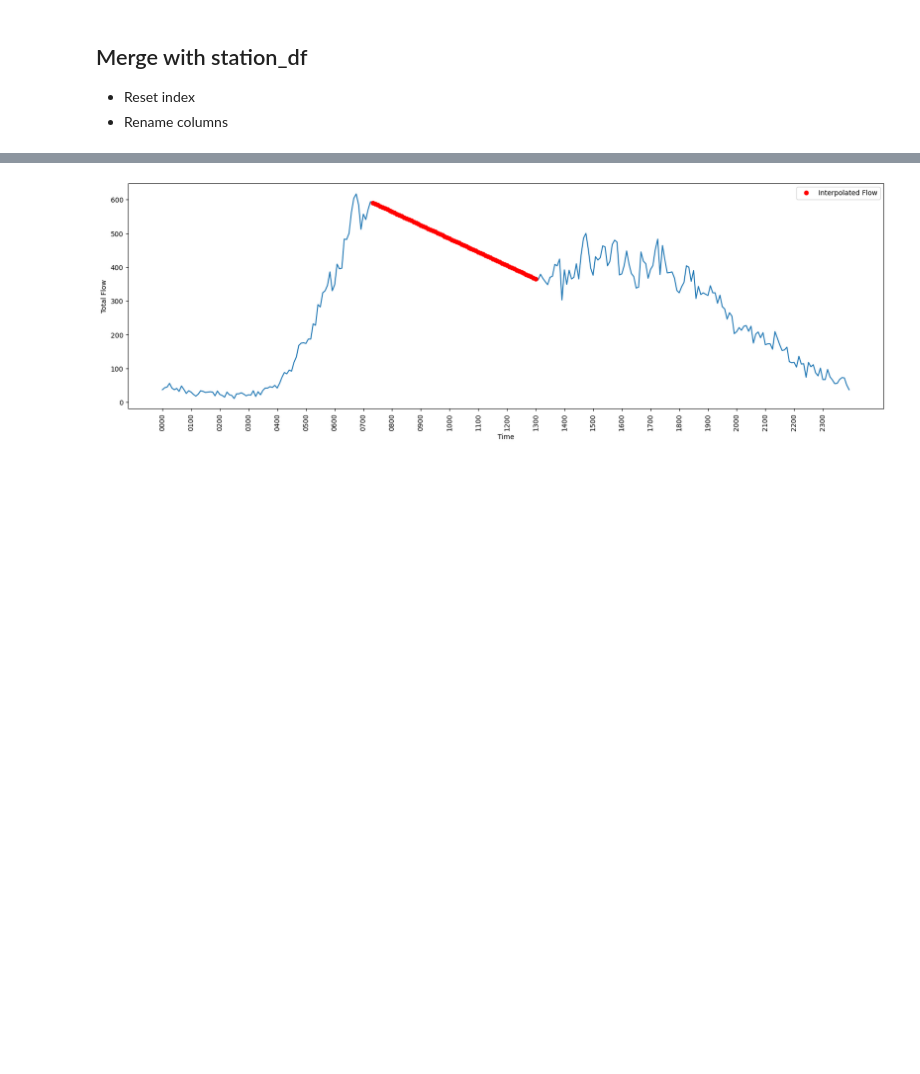
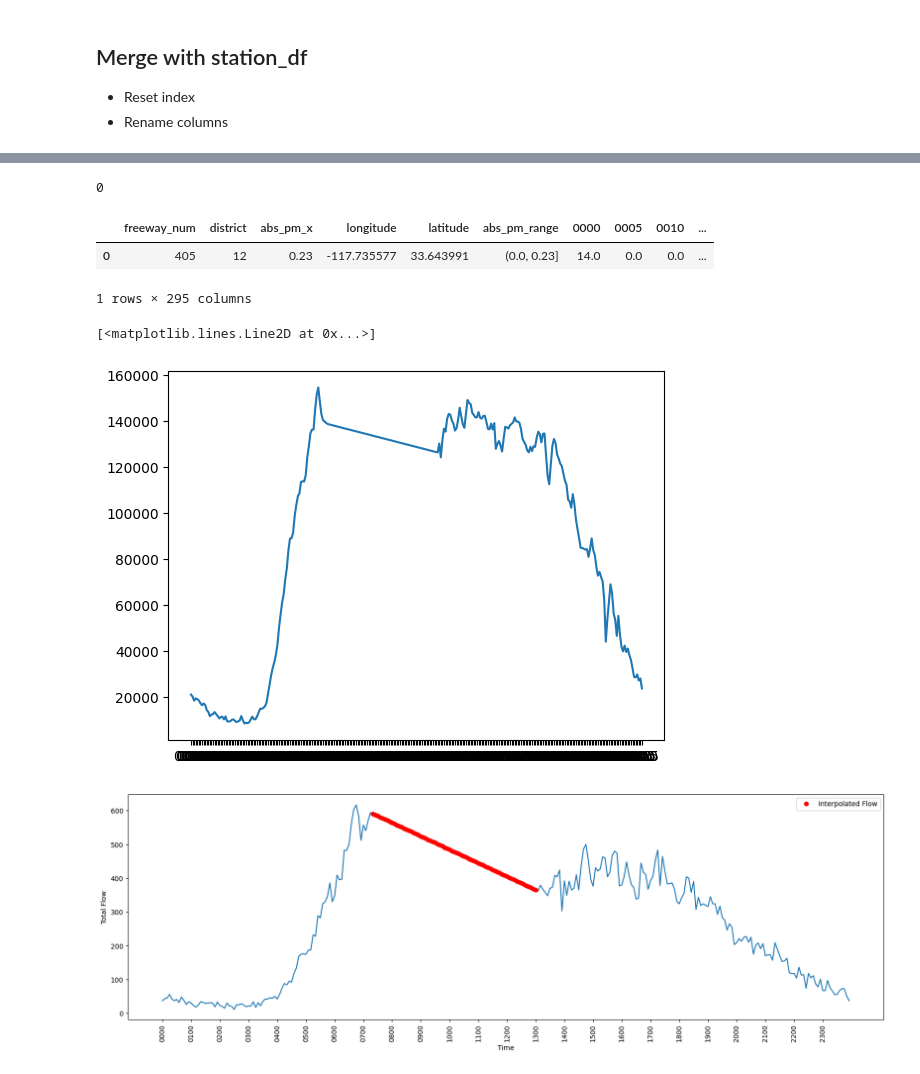
Before and after one commit to yujen-chen/d12-pems-analysis, a Jupyter notebook: rawdata.ipynb, the cells around one changed output, grey strips where cells are left out. Cells and saved outputs as stored; diff of their text form; code cells hidden in the pictures; blank space fills up the shorter version.

```diff
--- a/rawdata.ipynb
+++ b/rawdata.ipynb
@@ -632,0 +358,29 @@ df_405N_ML_interpolated.shape
+# %%
+def extract_route_pm(raw_pmdf, district, route):
+    """
+    This function extract the route section and leave necessary for flow interpolation
+    :param raw_pmdf:
+    :param district:
+    :param route:
+    :return:
+    """
+    pmdf = raw_pmdf.copy()
+
+    # filter by district, route, AlignCode='Left'
+    route_pm_df = pmdf[(pmdf['District']==district) & (pmdf['Route']==route) & (pmdf['AlignCode']=='Left')]
+
+    # delete unnecessary columns
+    route_pm_df = route_pm_df.drop(columns=['X', 'Y', 'PMc', 'AlignCode'])
+
+    # rename necessary columns
+    route_pm_columns = ['freeway_num', 'district', 'abs_pm', 'longitude', 'latitude']
+    route_pm_df.columns = route_pm_columns
+
+    # round the abs_pm values and sort it
+    route_pm_df['abs_pm'] = route_pm_df['abs_pm'].round(2)
+    route_pm_df = route_pm_df.sort_values('abs_pm').reset_index(drop=True)
+
+    return route_pm_df
+# %%
+I_405N_pm = extract_route_pm(pmdf, 12, 405)
+I_405N_pm
@@ -633,3 +451,23 @@ df_405N_ML_interpolated.shape
+# %%
+I_405N_mean_flow_pm = flow_interpolation(I_405N_ML_merged, I_405N_pm)
+# %%
+# check no nan values in the flow data
+np.sum(I_405N_mean_flow_pm.isnull().sum())
+# %% [output]
+0
+# %%
+I_405N_mean_flow_pm.head(1)
+# %% [output]
+|  | freeway_num | district | abs_pm_x | longitude | latitude | abs_pm_range | 0000 | 0005 | 0010 | ... |
+| 0 | 405 | 12 | 0.23 | -117.735577 | 33.643991 | (0.0, 0.23] | 14.0 | 0.0 | 0.0 | ... |
+1 rows × 295 columns
+# %%
+I_405_total_flow_test = I_405N_mean_flow_pm.iloc[:, 6:-1].sum()
+# %%
+plt.plot(I_405_total_flow_test)
+# %% [output]
+[<matplotlib.lines.Line2D at 0x...>]
+[figure, added]
 # %%
 def plot_station_flow(interpolated_df, uninterpolated_df, num_intervals):
      if num_intervals not in [3, 6, 9, 12]:
```
Also changed, not shown: parts of 83 cells of this notebook, 1 other file.
